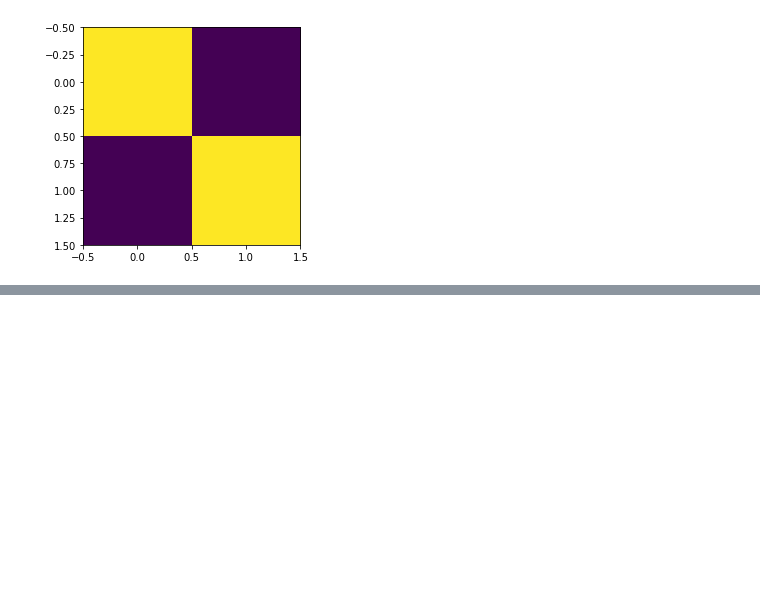
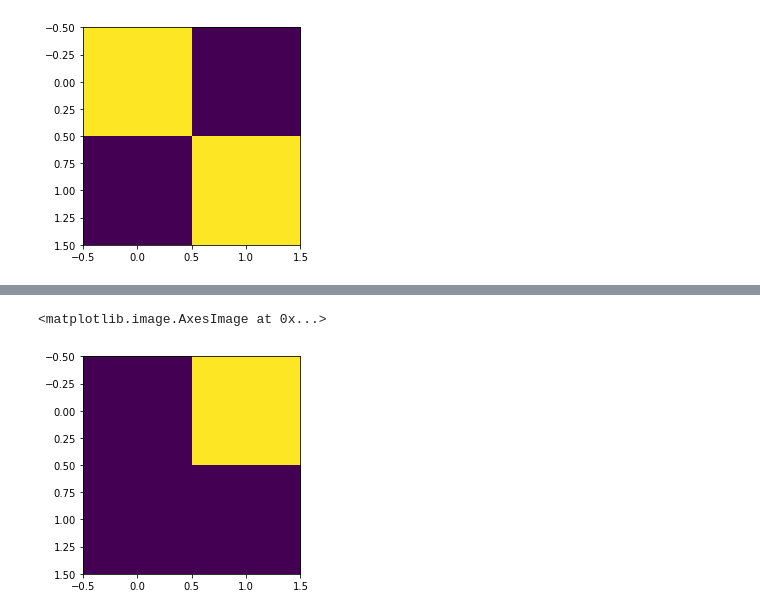
Before and after one commit to shivakumarjayaraman/ctm, a Jupyter notebook: vector/Vector Spaces.ipynb, the cells around one changed output, grey strips where cells are left out. Saved outputs shown, nothing was run; the diff lists cells and outputs as text; code cells hidden in the pictures; blank space fills up the shorter version.

```diff
--- a/vector/Vector Spaces.ipynb
+++ b/vector/Vector Spaces.ipynb
@@ -71,0 +84,5 @@ plt.imshow(s)
+# %%
+plt.imshow(gfadd(v1, v2, v4))
+# %% [output]
+<matplotlib.image.AxesImage at 0x...>
+[figure, added]
```
Also changed, not shown: parts of 9 cells of this notebook.
